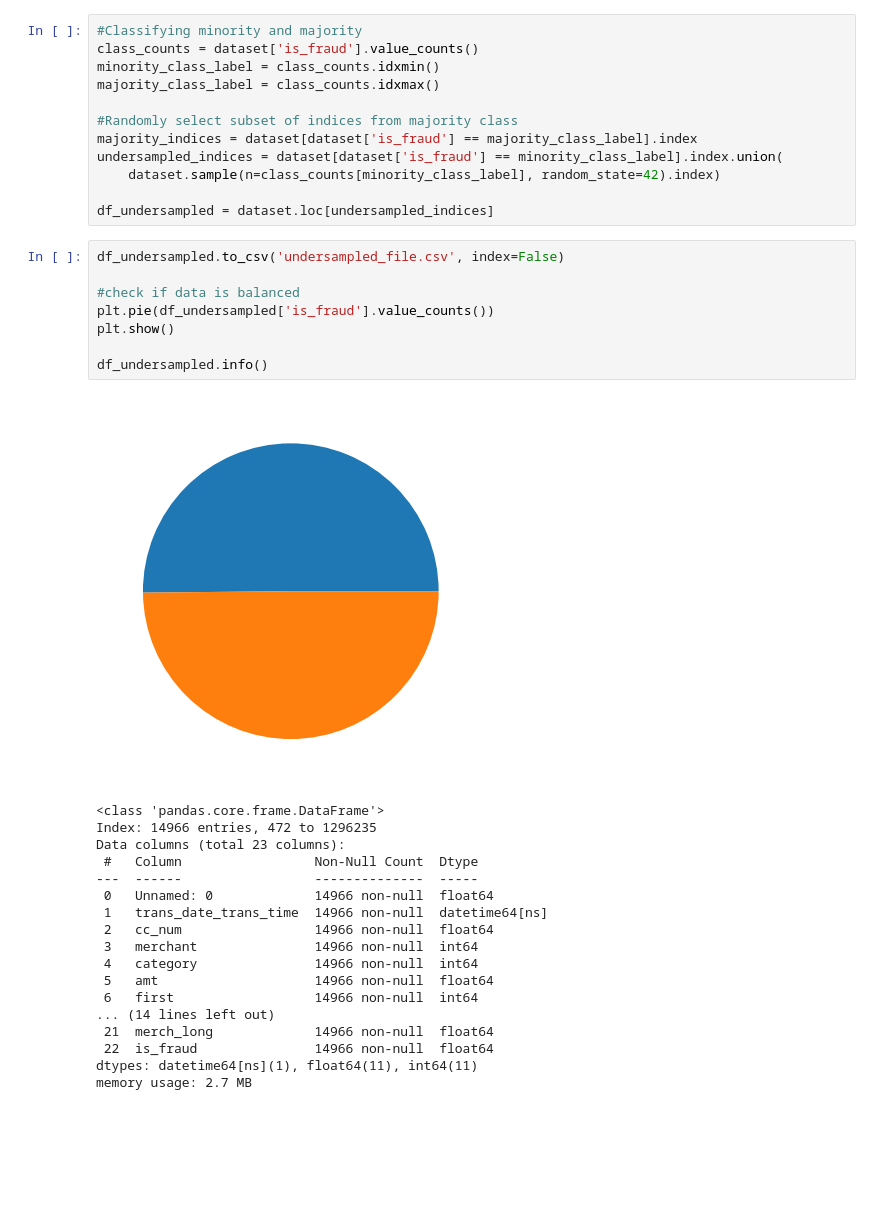
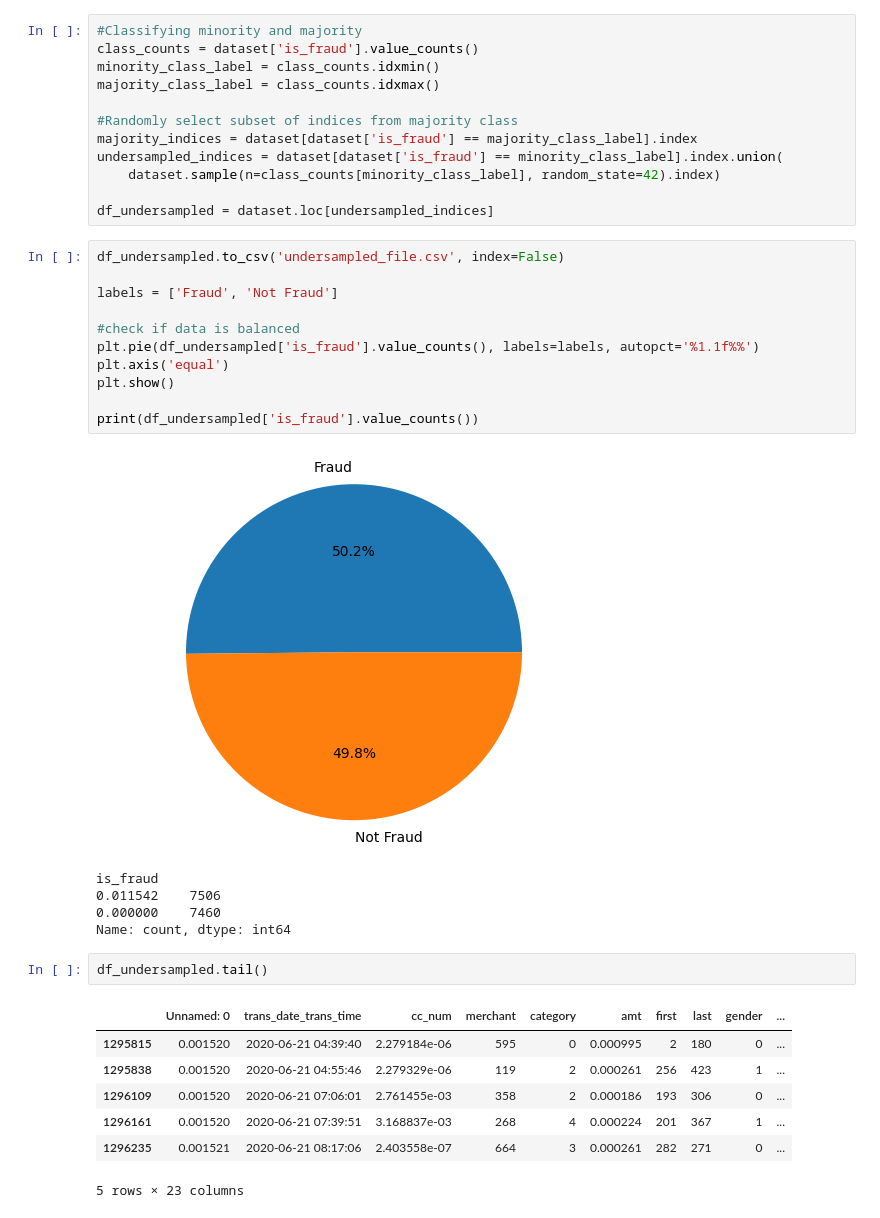
Before and after one commit to alexish4/Preprocessing, a Jupyter notebook: Preprocess.ipynb, the cells around one changed output. Saved outputs shown, nothing was run; the diff lists cells and outputs as text; blank space fills up the shorter version.

```diff
--- a/Preprocess.ipynb
+++ b/Preprocess.ipynb
@@ -271,27 +281,27 @@ df_undersampled = dataset.loc[undersampled_indices]
 # %%
 df_undersampled.to_csv('undersampled_file.csv', index=False)
 
+labels = ['Fraud', 'Not Fraud']
+
 #check if data is balanced
-plt.pie(df_undersampled['is_fraud'].value_counts())
+plt.pie(df_undersampled['is_fraud'].value_counts(), labels=labels, autopct='%1.1f%%')
+plt.axis('equal')
 plt.show()
 
-df_undersampled.info()
+print(df_undersampled['is_fraud'].value_counts())
 # %% [output]
-[figure, old version]
+[figure, new version]
-<class 'pandas.core.frame.DataFrame'>
-Index: 14966 entries, 472 to 1296235
-Data columns (total 23 columns):
- #   Column                 Non-Null Count  Dtype
----  ------                 --------------  -----
- 0   Unnamed: 0             14966 non-null  float64
- 1   trans_date_trans_time  14966 non-null  datetime64[ns]
- 2   cc_num                 14966 non-null  float64
- 3   merchant               14966 non-null  int64
- 4   category               14966 non-null  int64
- 5   amt                    14966 non-null  float64
- 6   first                  14966 non-null  int64
-... (14 lines left out)
- 21  merch_long             14966 non-null  float64
- 22  is_fraud               14966 non-null  float64
-dtypes: datetime64[ns](1), float64(11), int64(11)
-memory usage: 2.7 MB
+is_fraud
+0.011542    7506
+0.000000    7460
+Name: count, dtype: int64
+# %%
+df_undersampled.tail()
+# %% [output]
+|  | Unnamed: 0 | trans_date_trans_time | cc_num | merchant | category | amt | first | last | gender | ... |
+| 1295815 | 0.001520 | 2020-06-21 04:39:40 | 2.279184e-06 | 595 | 0 | 0.000995 | 2 | 180 | 0 | ... |
+| 1295838 | 0.001520 | 2020-06-21 04:55:46 | 2.279329e-06 | 119 | 2 | 0.000261 | 256 | 423 | 1 | ... |
+| 1296109 | 0.001520 | 2020-06-21 07:06:01 | 2.761455e-03 | 358 | 2 | 0.000186 | 193 | 306 | 0 | ... |
+| 1296161 | 0.001520 | 2020-06-21 07:39:51 | 3.168837e-03 | 268 | 4 | 0.000224 | 201 | 367 | 1 | ... |
+| 1296235 | 0.001521 | 2020-06-21 08:17:06 | 2.403558e-07 | 664 | 3 | 0.000261 | 282 | 271 | 0 | ... |
+5 rows × 23 columns
```
Also changed, not shown: parts of 1 cell of this notebook.
